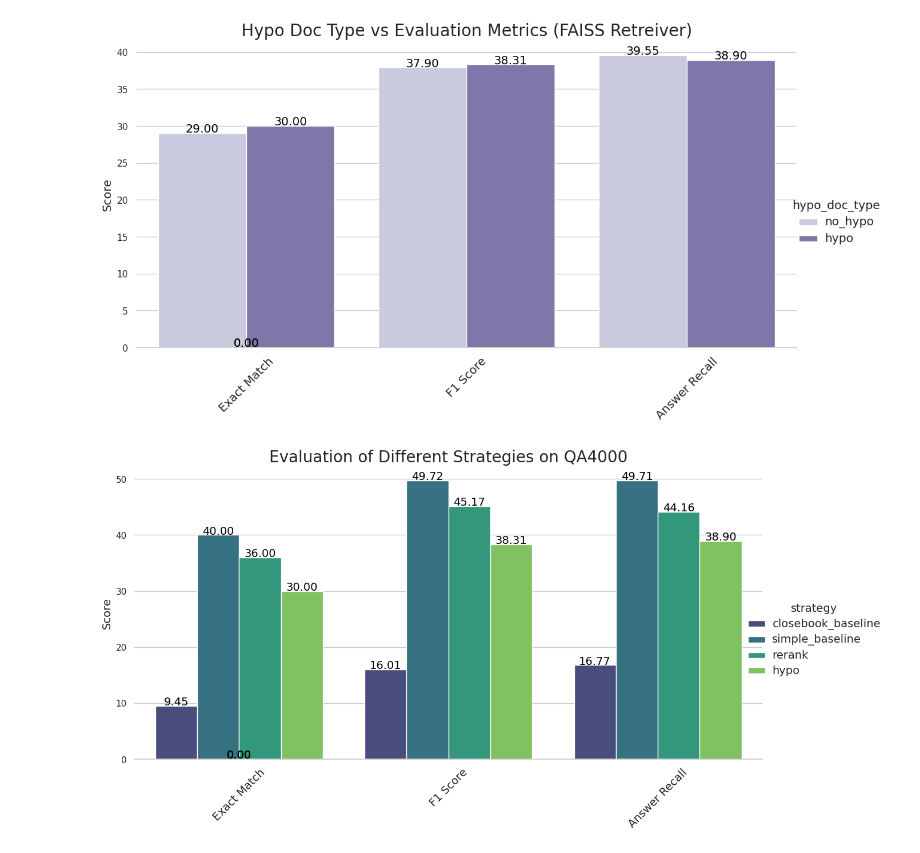
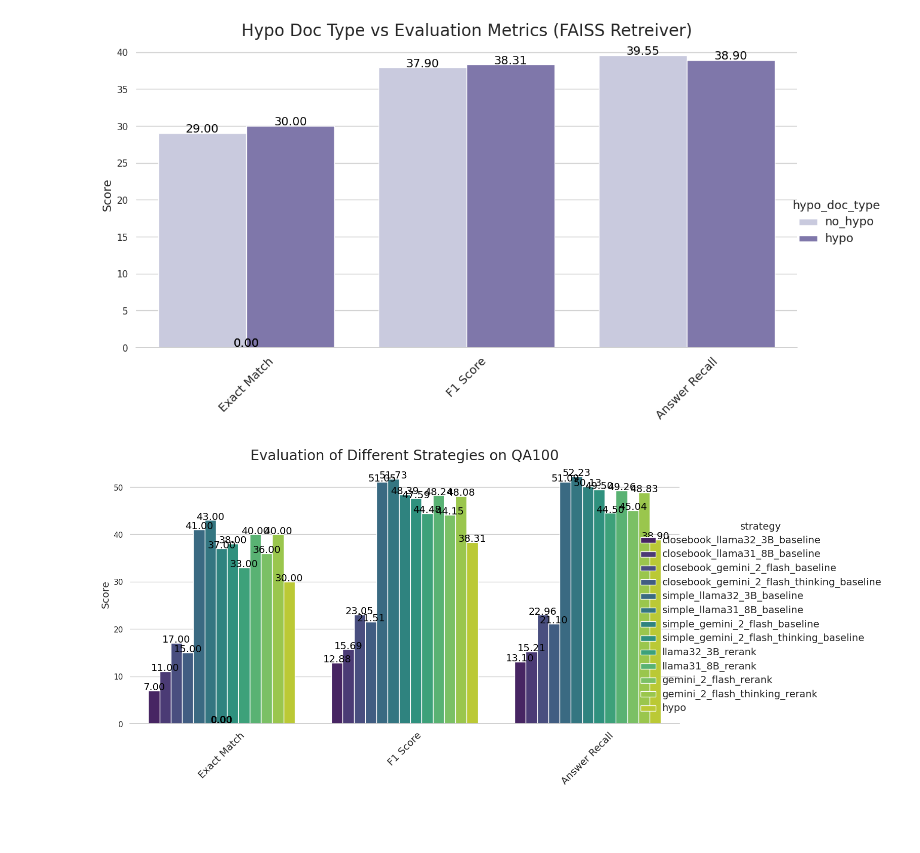
Before and after one commit to ranranrunforit/End-to-End-Retrieval-Augmented-Generation-system, a Jupyter notebook: Result/plot_results.ipynb, the cells around one changed output. Cells and saved outputs as stored; diff of their text form; code cells hidden in the pictures; blank space fills up the shorter version.

```diff
--- a/Result/plot_results.ipynb
+++ b/Result/plot_results.ipynb
@@ -267,12 +271,31 @@ qa3000_results = [
+# %%
+# load results from \qa3000 folder
+qa3000_results = [
+    './results/llama32_3B_baseline.json',
+    './results/llama31_8B_baseline.json',
+    './results/gemini_2_flash_baseline.json',
+    './results/gemini_2_flash_thinking_baseline.json',
+    './results/Llama-3.2-3B-Instruct_rerank_false.json',
+    './results/Llama-3.1-8B-Instruct_rerank_false.json',
+    './results/gemini-2.0-flash_rerank_false.json',
+    './results/gemini-2.0-flash-thinking-exp-01-21_rerank_false.json',
+    './results/Llama-3.2-3B-Instruct_rerank_ms-marco-MiniLM-L-12-v2.json',
+    './results/Llama-3.1-8B-Instruct_rerank_ms-marco-MiniLM-L-12-v2.json',
+    './results/gemini-2.0-flash_rerank_ms-marco-MiniLM-L-12-v2.json',
+    './results/gemini-2.0-flash-thinking-exp-01-21_rerank_ms-marco-MiniLM-L-12-v2.json',
+    #'./results/llama3_faiss_no_rerank.json',
+    #'./results/llama3_faiss_rerank_ms-marco-MiniLM-L-12-v2.json',
+    #'./results/qa3000/llama3_faiss_rerank_sublink.json',
+    './results/llama3_faiss_test_hypo.json']
 # %%
 # load the qa3000 results
 qa3000_df = load_json_results(qa3000_results)
-qa3000_df["strategy"] = ["closebook_baseline", "simple_baseline", "rerank", "hypo"] # "rerank_sublink",
+qa3000_df["strategy"] = ["closebook_llama32_3B_baseline","closebook_llama31_8B_baseline","closebook_gemini_2_flash_baseline","closebook_gemini_2_flash_thinking_baseline","simple_llama32_3B_baseline","simple_llama31_8B_baseline","simple_gemini_2_flash_baseline","simple_gemini_2_flash_thinking_baseline","llama32_3B_rerank", "llama31_8B_rerank","gemini_2_flash_rerank", "gemini_2_flash_thinking_rerank", "hypo"] # "rerank_sublink",
 # %%
 # melt the qa3000 dataframe
 qa3000_df = melt_df(qa3000_df, ['strategy'])
 # %%
 # plot the qa3000 results
-plot_grouped_bar_chart(qa3000_df, ['strategy'], 'Evaluation of Different Strategies on QA4000', 'viridis')
+plot_grouped_bar_chart(qa3000_df, ['strategy'], 'Evaluation of Different Strategies on QA100', 'viridis')
 # %% [output]
-[figure, old version]
+[figure, new version]
```
Also changed, not shown: parts of 8 cells of this notebook.
